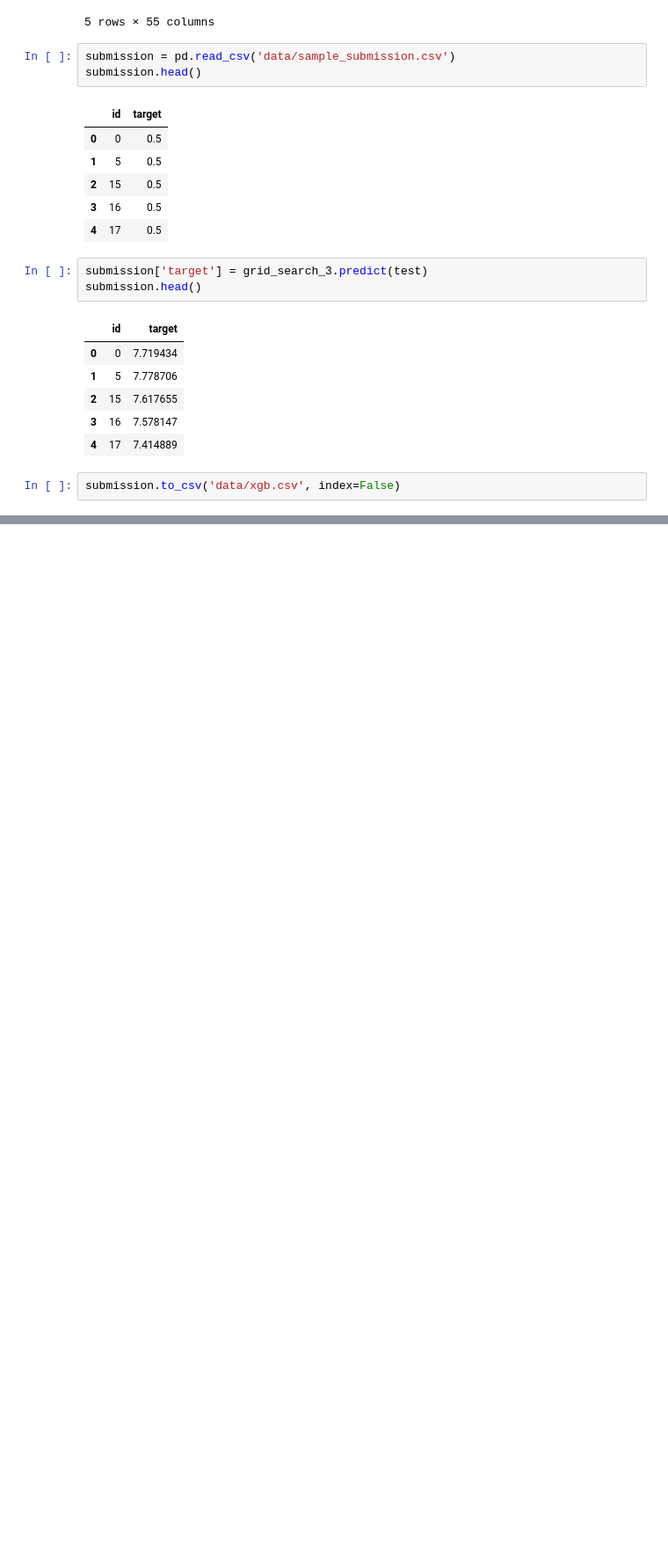
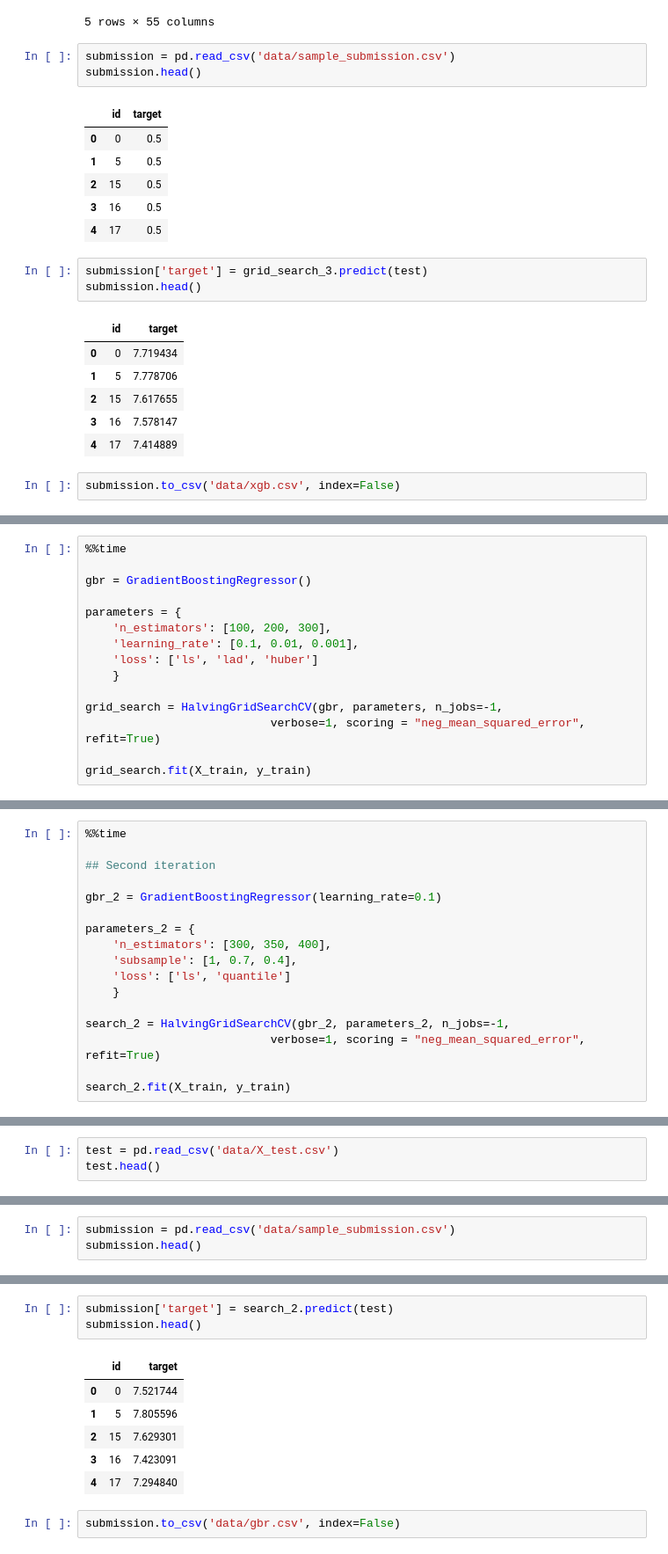
Before and after one commit to ngachago/tabular_comp, a Jupyter notebook: tabular_playground_comp_feb21.ipynb, the cells around one changed output, grey strips where cells are left out. Shown at 88% size. Drawn from its saved outputs; the diff is of its cells as text; blank space fills up the shorter version.

```diff
--- a/tabular_playground_comp_feb21.ipynb
+++ b/tabular_playground_comp_feb21.ipynb
@@ -1097,0 +1206,15 @@ submission.to_csv('data/xgb.csv', index=False)
+# %%
+%%time
+
+gbr = GradientBoostingRegressor()
+
+parameters = {
+    'n_estimators': [100, 200, 300],
+    'learning_rate': [0.1, 0.01, 0.001],
+    'loss': ['ls', 'lad', 'huber']
+    }
+
+grid_search = HalvingGridSearchCV(gbr, parameters, n_jobs=-1,
+                           verbose=1, scoring = "neg_mean_squared_error", refit=True)
+
+grid_search.fit(X_train, y_train)
@@ -1097,0 +1258,17 @@ submission.to_csv('data/xgb.csv', index=False)
+# %%
+%%time
+
+## Second iteration
+
+gbr_2 = GradientBoostingRegressor(learning_rate=0.1)
+
+parameters_2 = {
+    'n_estimators': [300, 350, 400],
+    'subsample': [1, 0.7, 0.4],
+    'loss': ['ls', 'quantile']
+    }
+
+search_2 = HalvingGridSearchCV(gbr_2, parameters_2, n_jobs=-1,
+                           verbose=1, scoring = "neg_mean_squared_error", refit=True)
+
+search_2.fit(X_train, y_train)
@@ -1097,0 +1314,3 @@ submission.to_csv('data/xgb.csv', index=False)
+# %%
+test = pd.read_csv('data/X_test.csv')
+test.head()
@@ -1097,0 +1325,3 @@ submission.to_csv('data/xgb.csv', index=False)
+# %%
+submission = pd.read_csv('data/sample_submission.csv')
+submission.head()
@@ -1097,0 +1335,12 @@ submission.to_csv('data/xgb.csv', index=False)
+# %%
+submission['target'] = search_2.predict(test)
+submission.head()
+# %% [output]
+|  | id | target |
+| 0 | 0 | 7.521744 |
+| 1 | 5 | 7.805596 |
+| 2 | 15 | 7.629301 |
+| 3 | 16 | 7.423091 |
+| 4 | 17 | 7.294840 |
+# %%
+submission.to_csv('data/gbr.csv', index=False)
```
Also changed, not shown: parts of 27 cells of this notebook.
